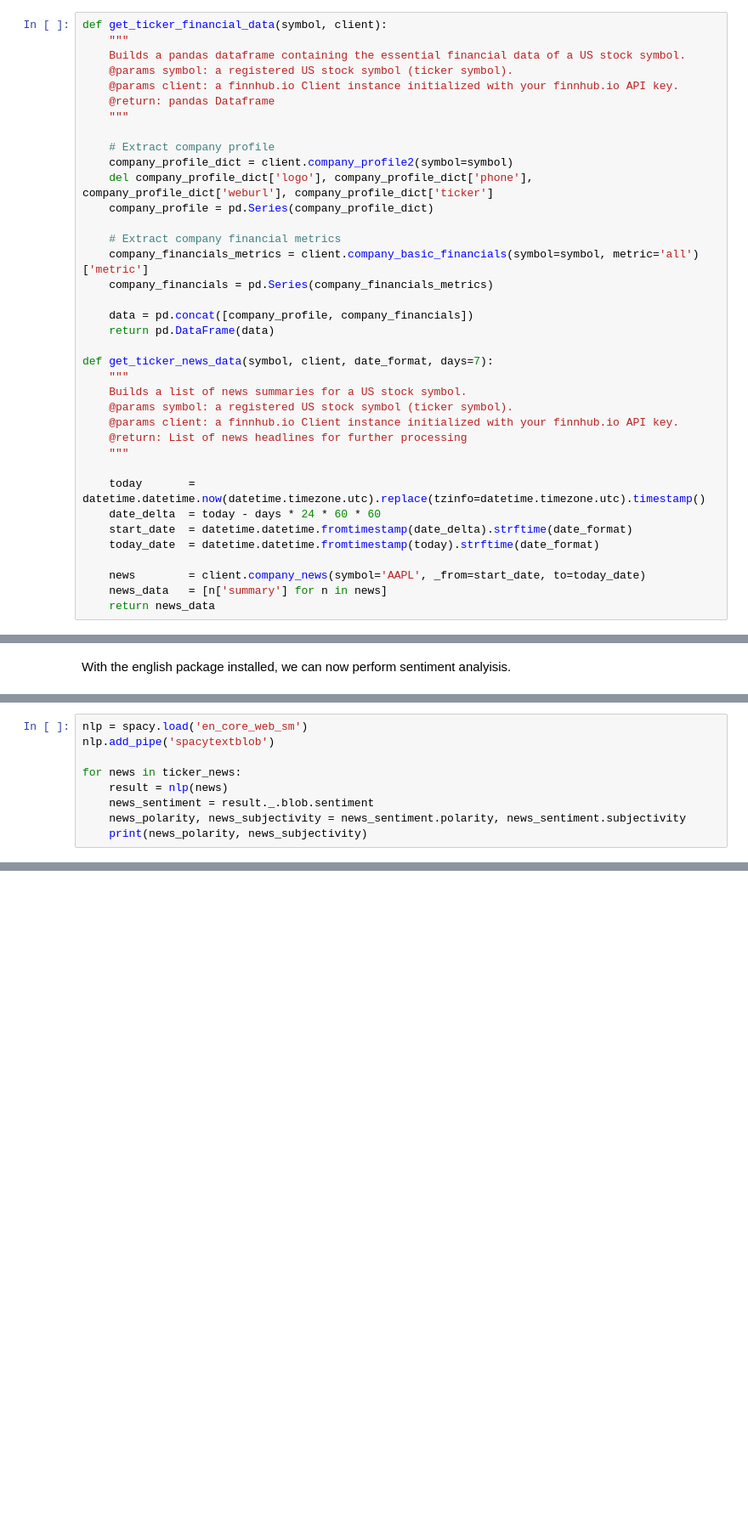
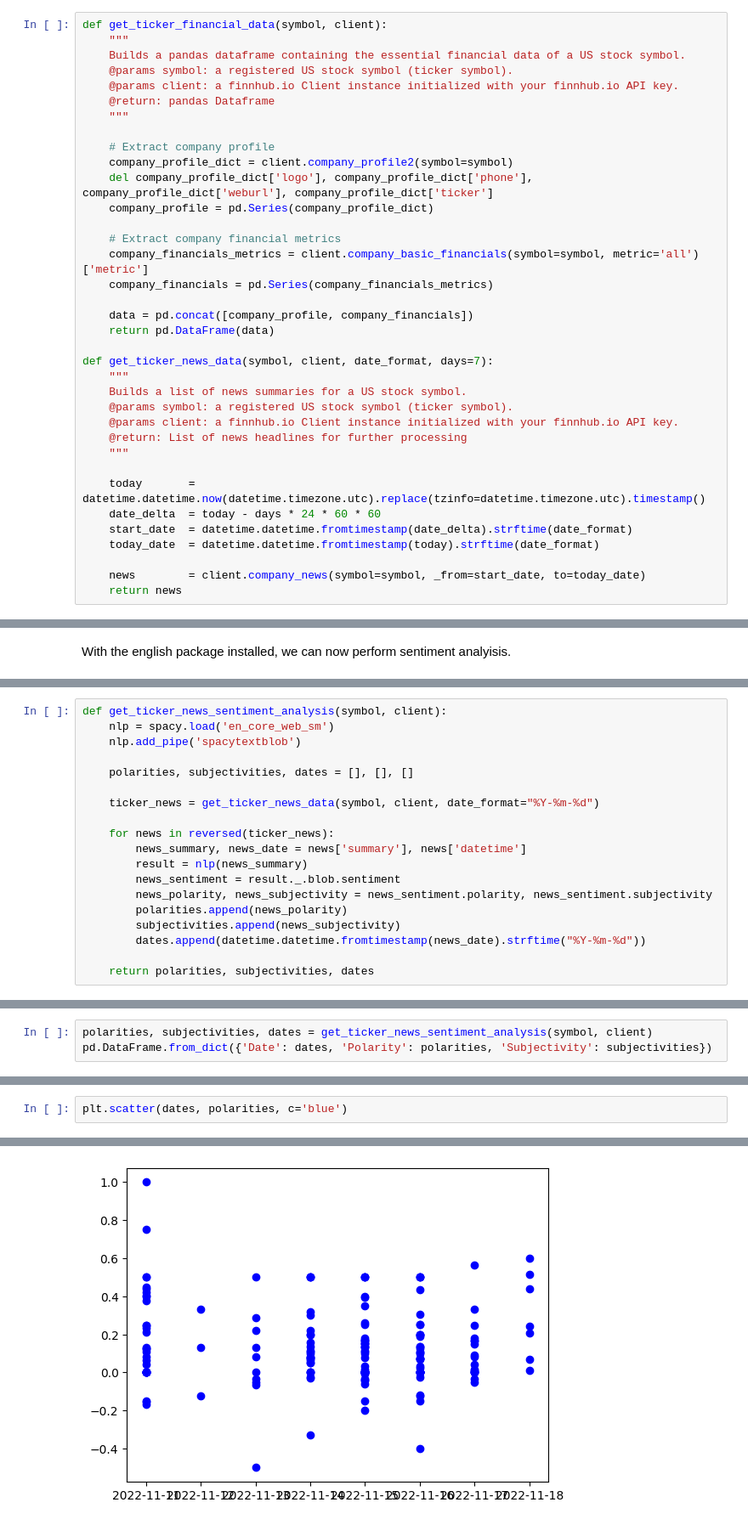
Before and after one commit to jhtkoo0426/Guiana-Chestnut-Algos, a Jupyter notebook: src/gc_algos.ipynb, the cells around one changed output, grey strips where cells are left out. Shown: that part at 85% size. Saved outputs shown, nothing was run; the diff lists cells and outputs as text; blank space fills up the shorter version.

Commit message:
Added analysis on sentiment data

```diff
--- a/src/gc_algos.ipynb
+++ b/src/gc_algos.ipynb
@@ -64,9 +64,8 @@ def get_ticker_news_data(symbol, client, date_format, days=7):
     start_date  = datetime.datetime.fromtimestamp(date_delta).strftime(date_format)
     today_date  = datetime.datetime.fromtimestamp(today).strftime(date_format)
 
-    news        = client.company_news(symbol='AAPL', _from=start_date, to=today_date)
-    news_data   = [n['summary'] for n in news]
-    return news_data
+    news        = client.company_news(symbol=symbol, _from=start_date, to=today_date)
+    return news
 # %% [markdown]
 ### 1. Fundamental analysis on symbol
 
@@ -122,9 +125,19 @@ ticker_news = get_ticker_news_data(symbol, client, date_format="%Y-%m-%d")
 # %%
-nlp = spacy.load('en_core_web_sm')
-nlp.add_pipe('spacytextblob')
+def get_ticker_news_sentiment_analysis(symbol, client):
+    nlp = spacy.load('en_core_web_sm')
+    nlp.add_pipe('spacytextblob')
 
-for news in ticker_news:
-    result = nlp(news)
-    news_sentiment = result._.blob.sentiment
-    news_polarity, news_subjectivity = news_sentiment.polarity, news_sentiment.subjectivity
-    print(news_polarity, news_subjectivity)
+    polarities, subjectivities, dates = [], [], []
+
+    ticker_news = get_ticker_news_data(symbol, client, date_format="%Y-%m-%d")
+
+    for news in reversed(ticker_news):
+        news_summary, news_date = news['summary'], news['datetime']
+        result = nlp(news_summary)
+        news_sentiment = result._.blob.sentiment
+        news_polarity, news_subjectivity = news_sentiment.polarity, news_sentiment.subjectivity
+        polarities.append(news_polarity)
+        subjectivities.append(news_subjectivity)
+        dates.append(datetime.datetime.fromtimestamp(news_date).strftime("%Y-%m-%d"))
+
+    return polarities, subjectivities, dates
@@ -148,0 +144,3 @@ for news in ticker_news:
+# %%
+polarities, subjectivities, dates = get_ticker_news_sentiment_analysis(symbol, client)
+pd.DataFrame.from_dict({'Date': dates, 'Polarity': polarities, 'Subjectivity': subjectivities})
@@ -148,0 +163,3 @@ for news in ticker_news:
+# %%
+plt.scatter(dates, polarities, c='blue')
+# %% [output]
@@ -148,0 +167 @@ for news in ticker_news:
+[figure, added]
```
Also changed, not shown: parts of 8 cells of this notebook.
